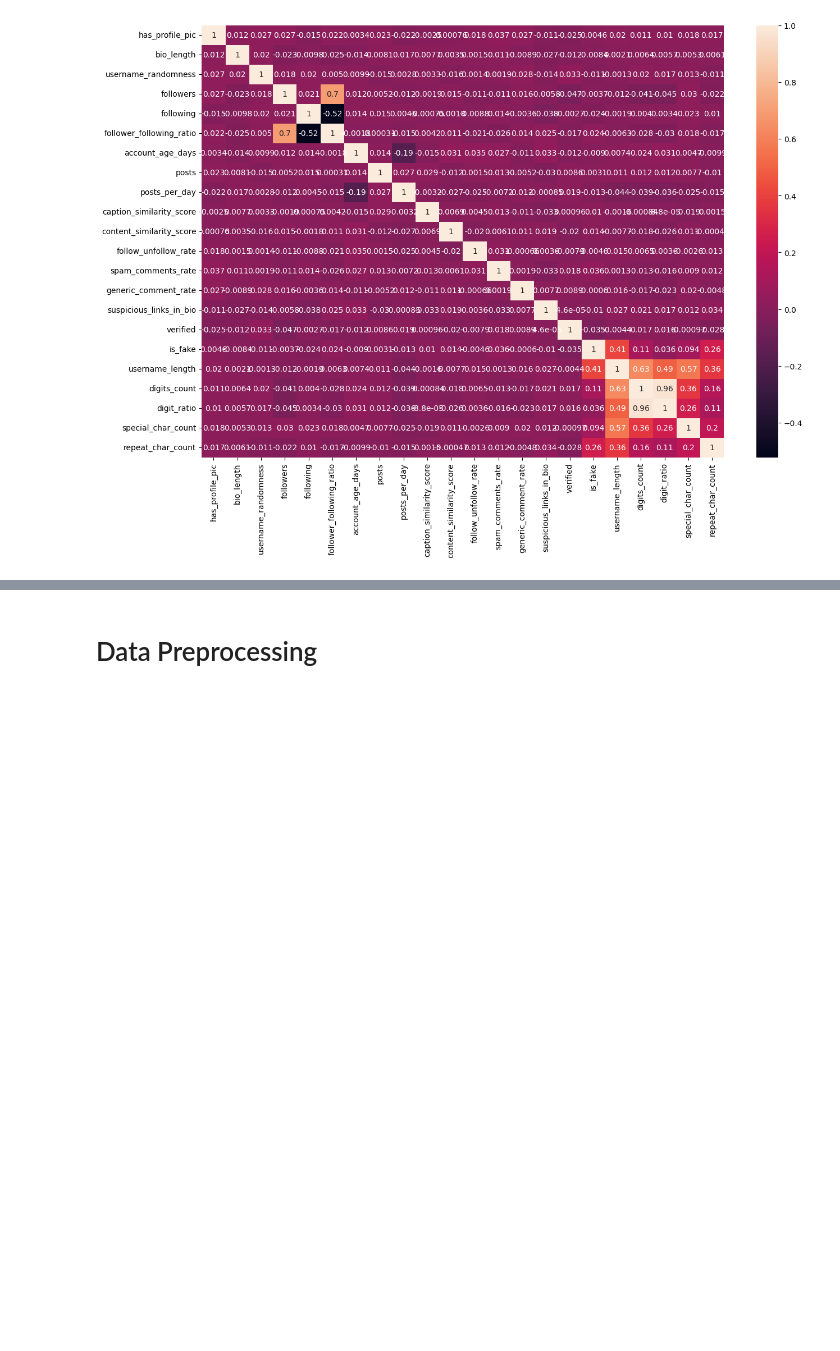
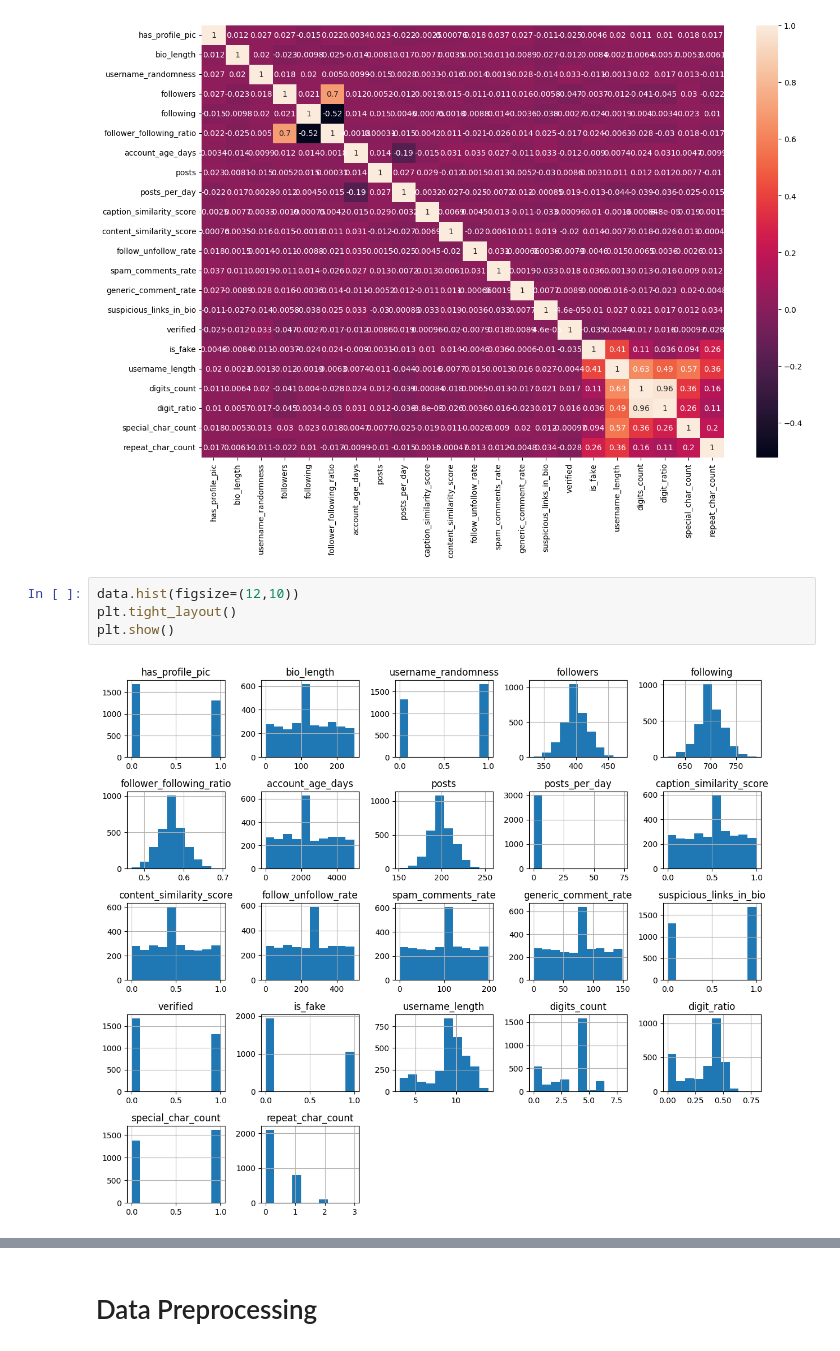
Before and after one commit to SATYA012904/ml-fake-social-media-detection, a Jupyter notebook: Fake_SocialMedia_Account_detection.ipynb, the cells around one changed output, grey strips where cells are left out. Saved outputs shown, nothing was run; the diff lists cells and outputs as text; blank space fills up the shorter version.

Commit message:
Updated data visualization part

```diff
--- a/Fake_SocialMedia_Account_detection.ipynb
+++ b/Fake_SocialMedia_Account_detection.ipynb
@@ -177,3 +193,9 @@ sns.heatmap(data.corr(numeric_only=True),annot=True)
 # %% [output]
 <Axes: >
 [figure]
+# %%
+data.hist(figsize=(12,10))
+plt.tight_layout()
+plt.show()
+# %% [output]
+[figure, added]
```
Also changed, not shown: parts of 7 cells of this notebook.
